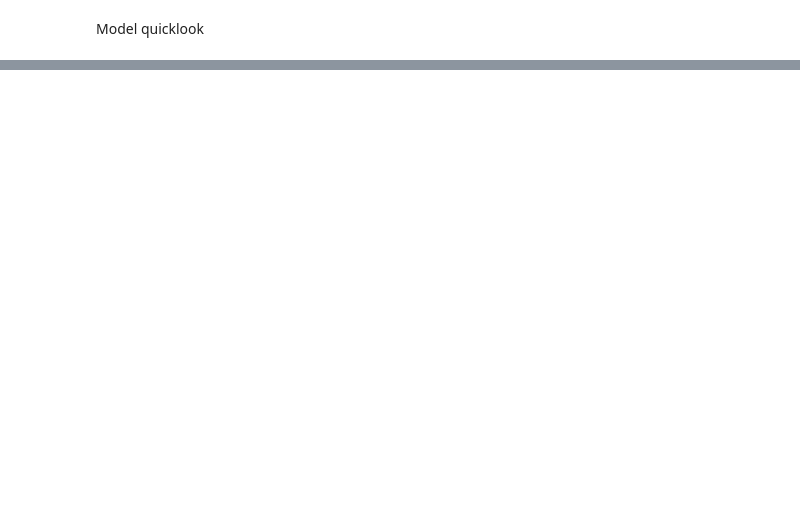
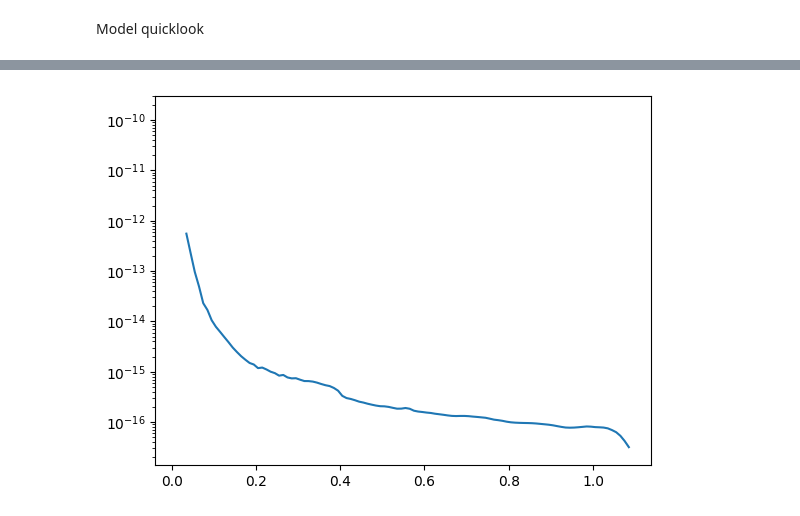
Before and after one commit to rfranceschi/disksimtool, a Jupyter notebook: observation_quicklook.ipynb, the cells around one changed output, grey strips where cells are left out. Saved outputs shown, nothing was run; the diff lists cells and outputs as text; code cells hidden in the pictures; blank space fills up the shorter version.

```diff
--- a/observation_quicklook.ipynb
+++ b/observation_quicklook.ipynb
@@ -501,0 +507,10 @@ WARNING: Provided cube is only 2D. Shifting not available.
+# %%
+x, y, dy = hf.get_profile_from_fits(
+    model_path,
+    clip=6,
+    inc=incl,
+    PA=PA,
+    beam=beam_sca,
+    show_plots=True
+)
+# %% [output]
@@ -501,0 +522 @@ WARNING: Provided cube is only 2D. Shifting not available.
+[figure, added]
```
Also changed, not shown: parts of 9 cells of this notebook.
